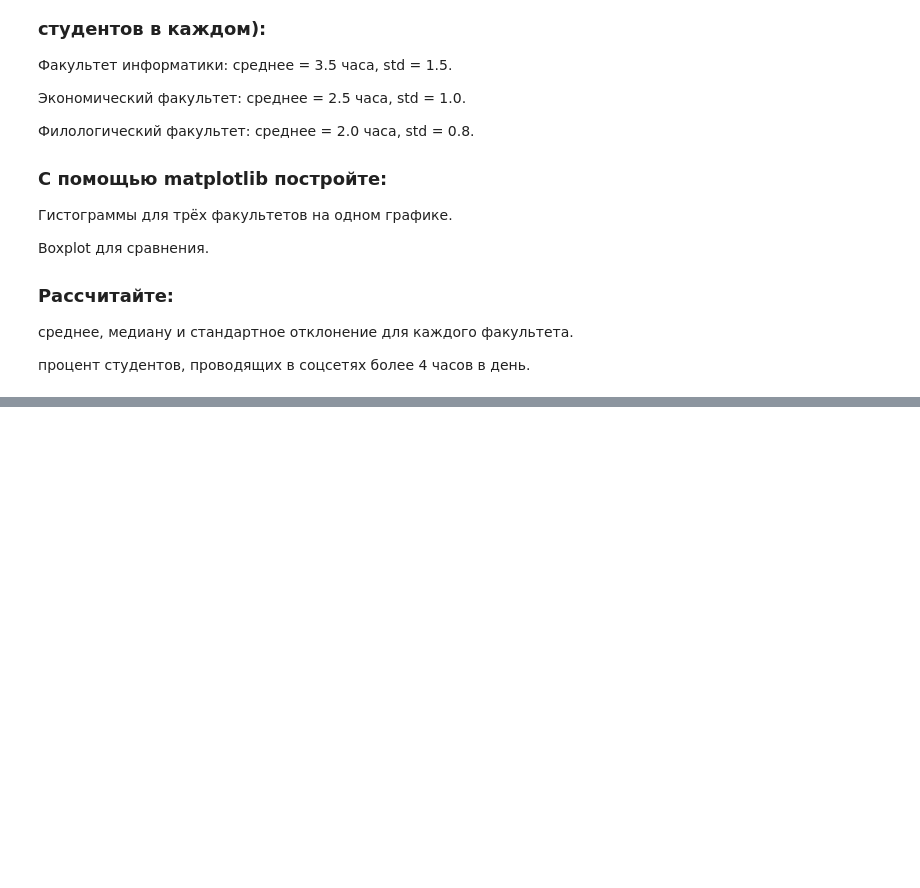
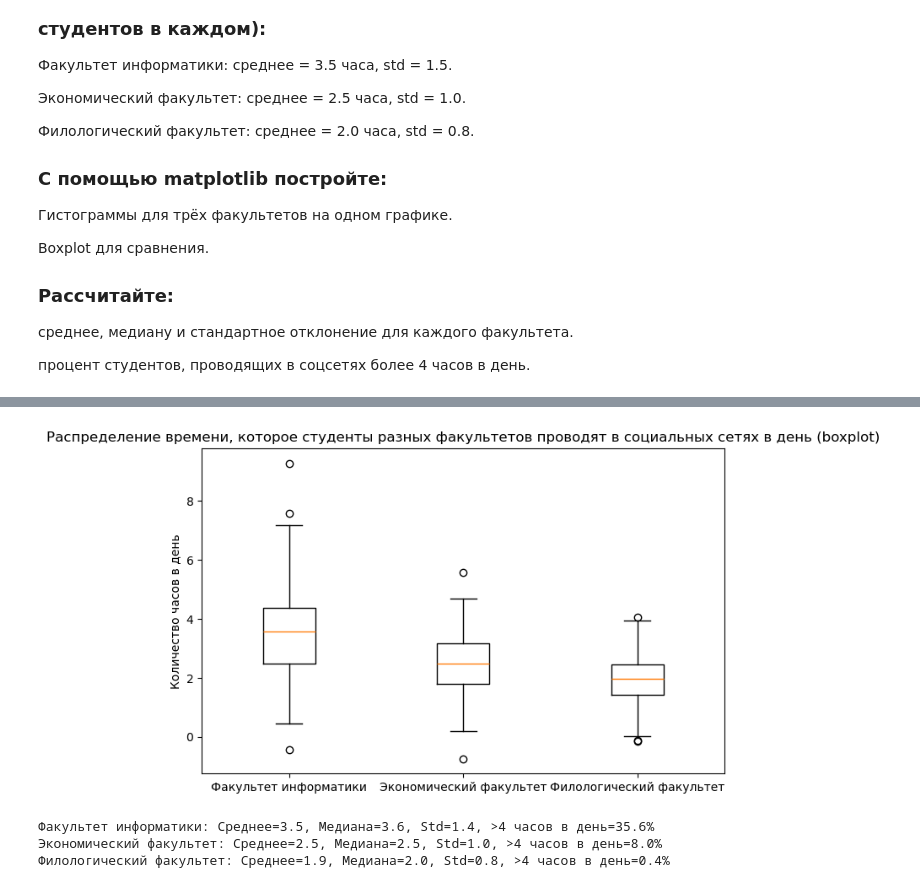
Before and after one commit to prosele/CPython, a Jupyter notebook: main.ipynb, the cells around one changed output, grey strips where cells are left out. Saved outputs shown, nothing was run; the diff lists cells and outputs as text; code cells hidden in the pictures; blank space fills up the shorter version.

```diff
--- a/main.ipynb
+++ b/main.ipynb
@@ -230,0 +250,18 @@ Boxplot для сравнения.
+# %%
+plt.figure(figsize=(8,5))
+plt.boxplot([CS,Ec,Phi], labels=["Факультет информатики", "Экономический факультет","Филологический факультет"])
+plt.title("Распределение времени, которое студенты разных факультетов проводят в социальных сетях в день (boxplot)")
+plt.ylabel("Количество часов в день")
+plt.show()
+# %% [output]
+[figure, added]
+# %%
+for dept, data in zip(["Факультет информатики", "Экономический факультет","Филологический факультет"], [CS,Ec,Phi]):
+    print(f"{dept}: Среднее={np.mean(data):.1f}, "
+          f"Медиана={np.median(data):.1f}, "
+          f"Std={np.std(data):.1f}, "
+          f">4 часов в день={(np.sum(data > 4) / len(data)) * 100:.1f}%")
+# %% [output]
+Факультет информатики: Среднее=3.5, Медиана=3.6, Std=1.4, >4 часов в день=35.6%
+Экономический факультет: Среднее=2.5, Медиана=2.5, Std=1.0, >4 часов в день=8.0%
+Филологический факультет: Среднее=1.9, Медиана=2.0, Std=0.8, >4 часов в день=0.4%
```
Also changed, not shown: parts of 2 cells of this notebook.
